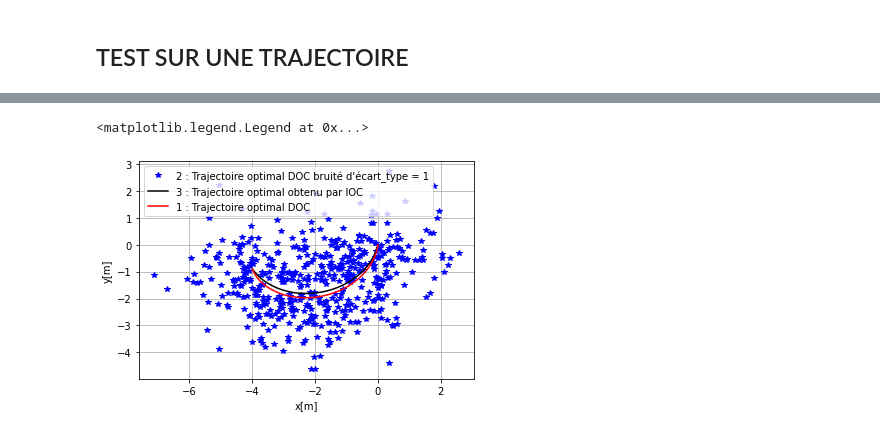
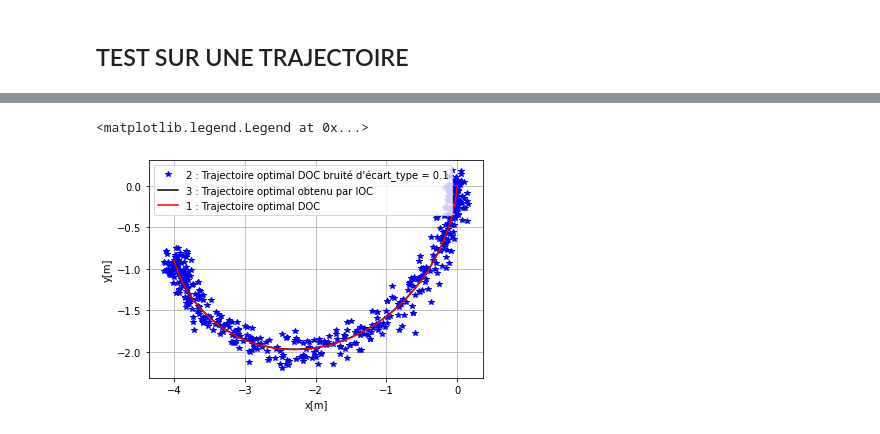
Before and after one commit to Zasfour/Locomotion-humain, a Jupyter notebook: Autre_manière_du_problème_MOMBAUR.ipynb, the cells around one changed output, grey strips where cells are left out. Drawn from its saved outputs; the diff is of its cells as text; code cells hidden in the pictures.

```diff
--- a/Autre_manière_du_problème_MOMBAUR.ipynb
+++ b/Autre_manière_du_problème_MOMBAUR.ipynb
@@ -192,11 +187,11 @@ Number of nonzeros in Lagrangian Hessian.............:     2997
 # %%
-U1_1 = sol.value(u1)
-U2_1 = sol.value(u2)
-U3_1 = sol.value(u3)
-V1_1 = sol.value(v1)
-W_1 = sol.value(w)
-V2_1 = sol.value(v2)
-X_1 = sol.value(x)
-Y_1 = sol.value(y)
-THETA_1 = sol.value(theta)
+U1_0 = sol.value(u1)
+U2_0 = sol.value(u2)
+U3_0 = sol.value(u3)
+V1_0 = sol.value(v1)
+W_0 = sol.value(w)
+V2_0 = sol.value(v2)
+X_0 = sol.value(x)
+Y_0 = sol.value(y)
+THETA_0 = sol.value(theta)
 # %%
@@ -1179,15 +1100,15 @@ Text(0.5, 1.0, "L'évolution du RMSE entre la trajectoire initiale et celle brui
 # %% [markdown]
 ## TEST SUR UNE TRAJECTOIRE
 # %%
-U1__1 = U1_1 + np.random.normal (0, 1, size =n)
-U2__1 = U2_1 + np.random.normal (0, 1, size =n)
-U3__1 = U3_1 + np.random.normal (0, 1, size =n)
-V1__1 = V1_1 + np.random.normal (0, 1, size =n)
-V2__1 = V2_1 + np.random.normal (0, 1, size =n)
-W__1 = W_1 + np.random.normal (0, 1, size =n)
-X__1 = X_1 + np.random.normal (0, 1, size =n)
-Y__1 = Y_1 + np.random.normal (0, 1, size =n)
-THETA__1 = THETA_1 + np.random.normal (0, 1, size =n)
+U1__1 = U1_0 + np.random.normal (0, 0.1, size =n)
+U2__1 = U2_0 + np.random.normal (0, 0.1, size =n)
+U3__1 = U3_0 + np.random.normal (0, 0.1, size =n)
+V1__1 = V1_0 + np.random.normal (0, 0.1, size =n)
+V2__1 = V2_0 + np.random.normal (0, 0.1, size =n)
+W__1 = W_0 + np.random.normal (0, 0.1, size =n)
+X__1 = X_0 + np.random.normal (0, 0.1, size =n)
+Y__1 = Y_0 + np.random.normal (0, 0.1, size =n)
+THETA__1 = THETA_0 + np.random.normal (0, 0.1, size =n)
 # %%
 alpha1 = 0.15
 alpha2 = 0.25
@@ -1355,17 +1259,17 @@ Total number of inequality constraints...............:       18
 X1 = sol.value(x)
 X2 = sol.value(y)
 # %%
-plt.plot(X__1, Y__1 ,'*', color = 'b', label = "2 : Trajectoire optimal DOC bruité d'écart_type = 1")
+plt.plot(X__1, Y__1 ,'*', color = 'b', label = "2 : Trajectoire optimal DOC bruité d'écart_type = 0.1")
 plt.plot(X1, X2 , color = 'black', label = "3 : Trajectoire optimal obtenu par IOC")
-plt.plot(X_1, Y_1 , color = 'red', label = '1 : Trajectoire optimal DOC')
+plt.plot(X_0, Y_0 , color = 'red', label = '1 : Trajectoire optimal DOC')
 
 plt.xlabel('x[m]')
 plt.ylabel('y[m]')
 plt.grid(True)
 plt.legend()
 # %% [output]
 <matplotlib.legend.Legend at 0x...>
-[figure, old version]
+[figure, new version]
 # %%
 Alpha1 , Alpha2 , Alpha3
 # %% [output]
```
Also changed, not shown: parts of 25 cells of this notebook, 5 other files.
